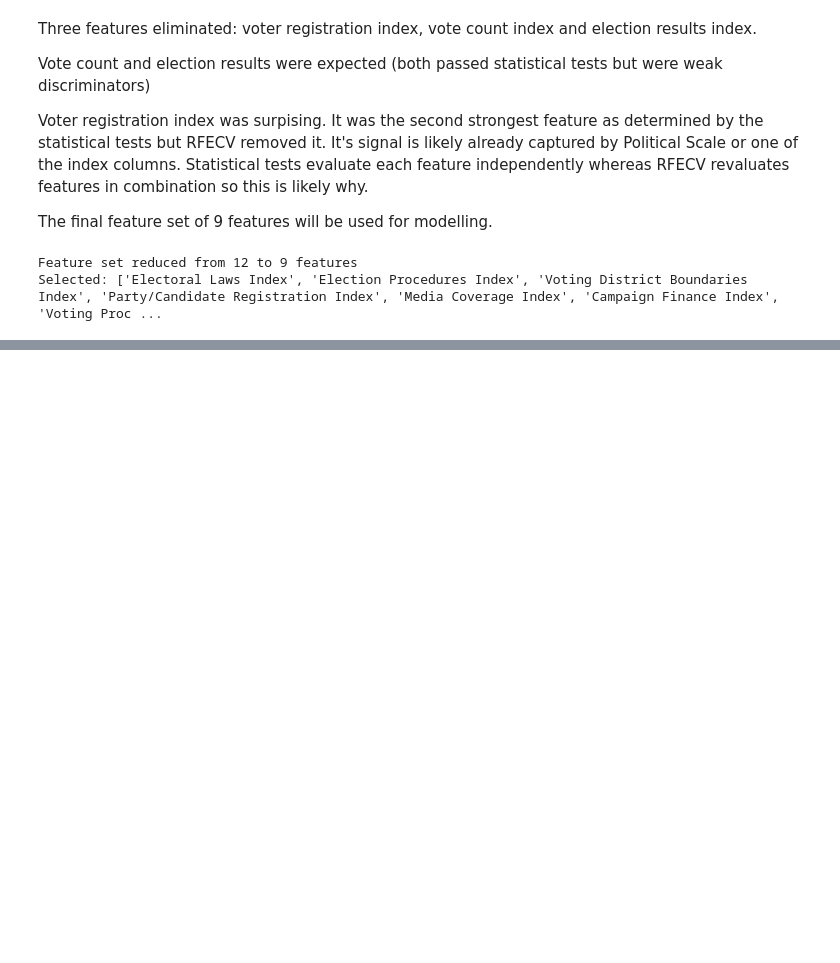
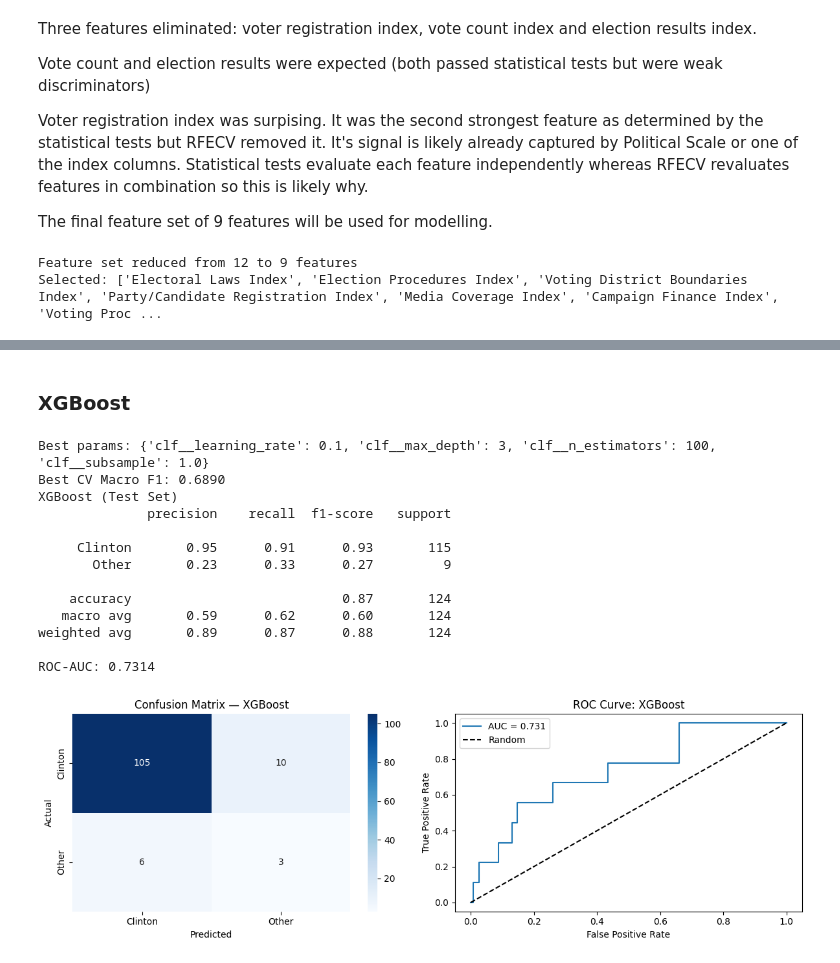
Before and after one commit to charlottedavidson524/2016_US_Election_ML, a Jupyter notebook: notebook/classification_training.ipynb, the cells around one changed output, grey strips where cells are left out. Drawn from its saved outputs; the diff is of its cells as text; code cells hidden in the pictures; blank space fills up the shorter version.

```diff
--- a/notebook/classification_training.ipynb
+++ b/notebook/classification_training.ipynb
@@ -303,0 +556,31 @@ Selected: ['Electoral Laws Index', 'Election Procedures Index', 'Voting District
+# %% [markdown]
+### XGBoost
+# %%
+xgb_params = {
+    'clf__n_estimators': [100, 200, 300],
+    'clf__max_depth': [3, 5, 7],
+    'clf__learning_rate': [0.01, 0.05, 0.1],
+    'clf__subsample': [0.8, 1.0]
+}
+
+xgb_grid = run_gridsearch(
+    build_pipeline(XGBClassifier(random_state=42, eval_metric='logloss')),
+    xgb_params, X_train_selected, y_train
+)
+
+xgb_results = evaluate_model('XGBoost', xgb_grid, X_test_selected, y_test)
+# %% [output]
+Best params: {'clf__learning_rate': 0.1, 'clf__max_depth': 3, 'clf__n_estimators': 100, 'clf__subsample': 1.0}
+Best CV Macro F1: 0.6890
+XGBoost (Test Set)
+              precision    recall  f1-score   support
+
+     Clinton       0.95      0.91      0.93       115
+       Other       0.23      0.33      0.27         9
+
+    accuracy                           0.87       124
+   macro avg       0.59      0.62      0.60       124
+weighted avg       0.89      0.87      0.88       124
+
+ROC-AUC: 0.7314
+[figure, added]
```
Also changed, not shown: parts of 16 cells of this notebook.
